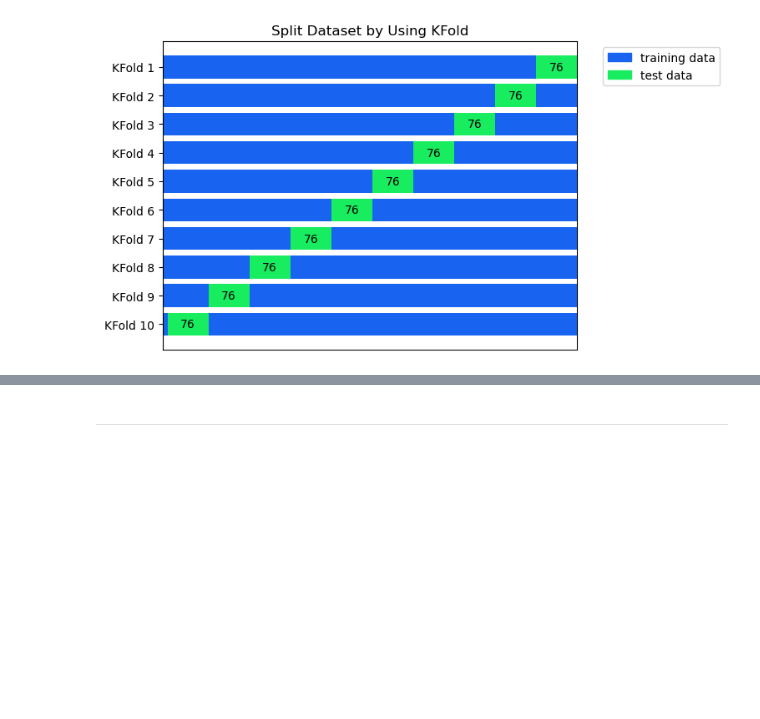
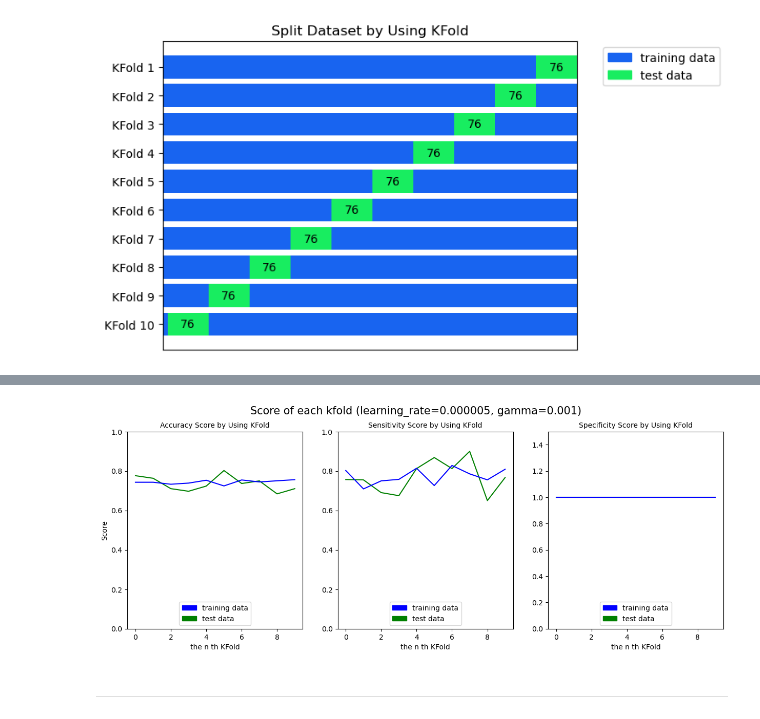
Before and after one commit to OatKID/MLProject, a Jupyter notebook: main.ipynb, the cells around one changed output, grey strips where cells are left out. Saved outputs shown, nothing was run; the diff lists cells and outputs as text; code cells hidden in the pictures; blank space fills up the shorter version.

```diff
--- a/main.ipynb
+++ b/main.ipynb
@@ -398,0 +424,2 @@ plt.show()
+# %%
+kfold2 = KFold(features_train, labels_train, SVM(learning_rate=0.000005, gamma=1))
@@ -399,2 +458,35 @@ plt.show()
+# %%
+fig, (ax1, ax2, ax3) = plt.subplots(1,3, figsize=(15, 5))
+
+fig.suptitle("Score of each kfold (learning_rate=0.000005, gamma=0.001)", fontsize=15)
+
+ax1.plot(kfold2.array_accuracy_test, color="g")
+ax1.plot(kfold2.array_accuracy_train, color="b")
+ax1.set_title("Accuracy Score by Using KFold", fontsize=10)
+ax1.set_ylabel("Score")
+ax1.set_xlabel("the n th KFold")
+ax1.set_ylim([0, 1])
+
+ax2.plot(kfold2.array_sensitivity_test, color="g")
+ax2.plot(kfold2.array_sensitivity_train, color="b")
+ax2.set_title("Sensitivity Score by Using KFold", fontsize=10)
+ax2.set_xlabel("the n th KFold")
+ax2.set_ylim([0, 1])
+
+ax3.plot(kfold2.array_specificity_test, color="g")
+ax3.plot(kfold2.array_specificity_train, color="b")
+ax3.set_title("Specificity Score by Using KFold", fontsize=10)
+ax3.set_xlabel("the n th KFold")
+ax3.set_ylim([0, 1.5])
+
+patch1 = mpatches.Patch(color="b", label="training data")
+patch2 = mpatches.Patch(color="g", label="test data")
+ax1.legend(handles=[patch1, patch2], loc="lower center")
+ax2.legend(handles=[patch1, patch2], loc="lower center")
+ax3.legend(handles=[patch1, patch2], loc="lower center")
+
+plt.show()
+# %% [output]
+[figure, added]
 # %% [markdown]
 ---
```
Also changed, not shown: parts of 16 cells of this notebook, 1 other file.
